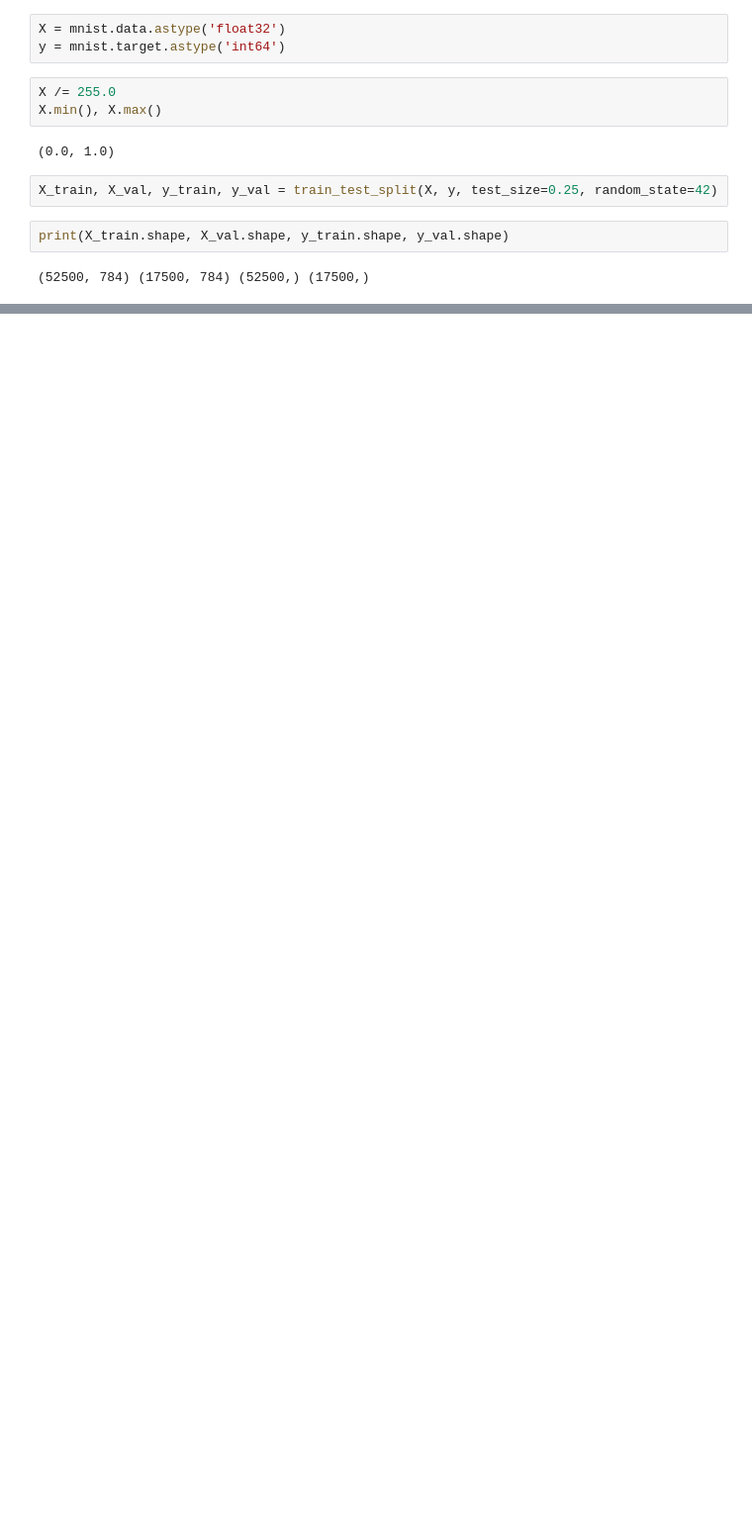
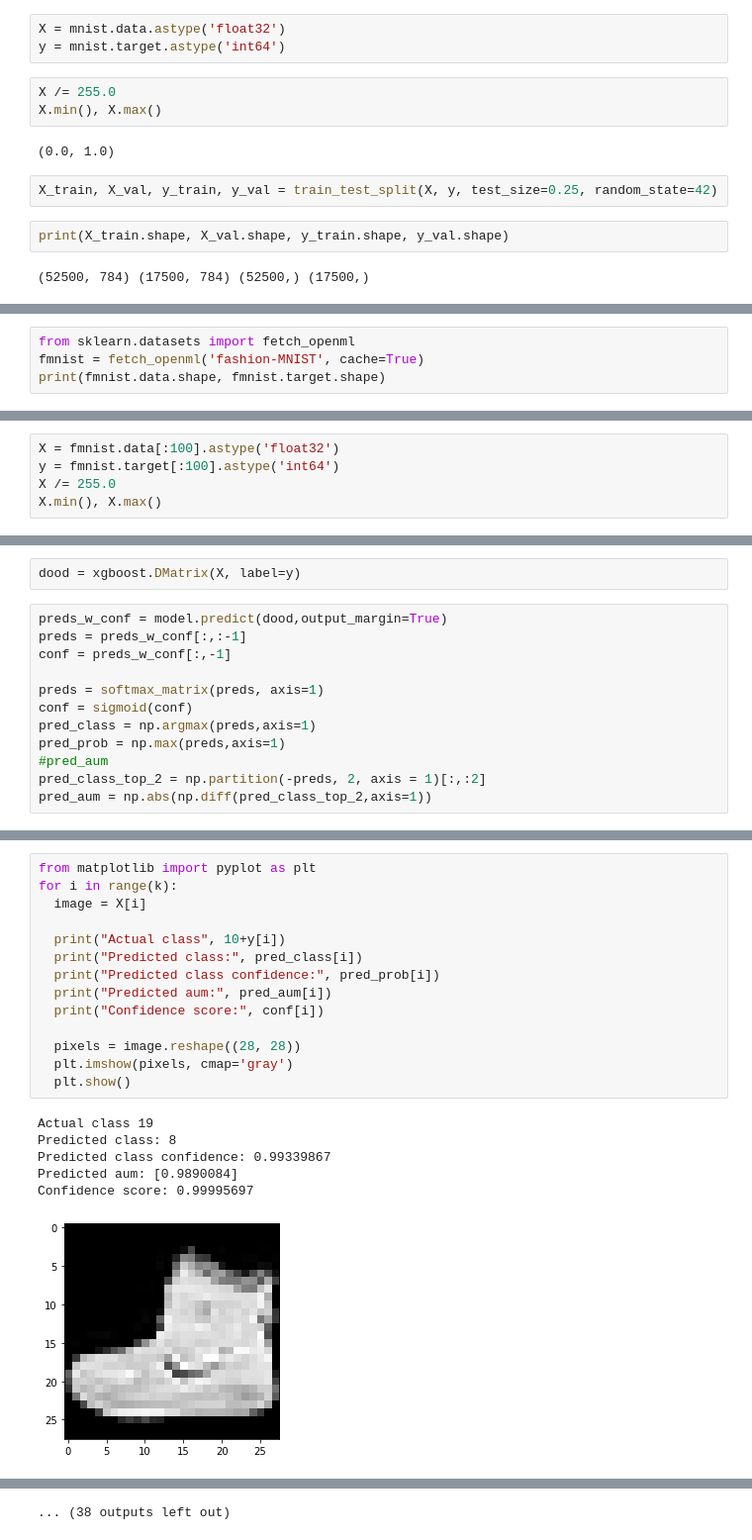
Before and after one commit to ksricharank/confidence, a Jupyter notebook: XgBoost_confidence.ipynb, the cells around one changed output, grey strips where cells are left out. Shown: that part at 99% size. Cells and saved outputs as stored; diff of their text form; blank space fills up the shorter version.

```diff
--- a/XgBoost_confidence.ipynb
+++ b/XgBoost_confidence.ipynb
@@ -241,0 +270,4 @@ for i in idx[:k]:
+# %%
+from sklearn.datasets import fetch_openml
+fmnist = fetch_openml('fashion-MNIST', cache=True)
+print(fmnist.data.shape, fmnist.target.shape)
@@ -241,0 +276,5 @@ for i in idx[:k]:
+# %%
+X = fmnist.data[:100].astype('float32')
+y = fmnist.target[:100].astype('int64')
+X /= 255.0
+X.min(), X.max()
@@ -241,0 +283,14 @@ for i in idx[:k]:
+# %%
+dood = xgboost.DMatrix(X, label=y)
+# %%
+preds_w_conf = model.predict(dood,output_margin=True)
+preds = preds_w_conf[:,:-1]
+conf = preds_w_conf[:,-1]
+
+preds = softmax_matrix(preds, axis=1)
+conf = sigmoid(conf)
+pred_class = np.argmax(preds,axis=1)
+pred_prob = np.max(preds,axis=1)
+#pred_aum
+pred_class_top_2 = np.partition(-preds, 2, axis = 1)[:,:2]
+pred_aum = np.abs(np.diff(pred_class_top_2,axis=1))
@@ -241,0 +301,21 @@ for i in idx[:k]:
+# %%
+from matplotlib import pyplot as plt
+for i in range(k):
+  image = X[i]
+
+  print("Actual class", 10+y[i])
+  print("Predicted class:", pred_class[i])
+  print("Predicted class confidence:", pred_prob[i])
+  print("Predicted aum:", pred_aum[i])
+  print("Confidence score:", conf[i])
+
+  pixels = image.reshape((28, 28))
+  plt.imshow(pixels, cmap='gray')
+  plt.show()
+# %% [output]
+Actual class 19
+Predicted class: 8
+Predicted class confidence: 0.99339867
+Predicted aum: [0.9890084]
+Confidence score: 0.99995697
+[figure, added]
@@ -241,0 +352 @@ for i in idx[:k]:
+... (38 outputs left out)
```
Also changed, not shown: parts of 27 cells of this notebook.
